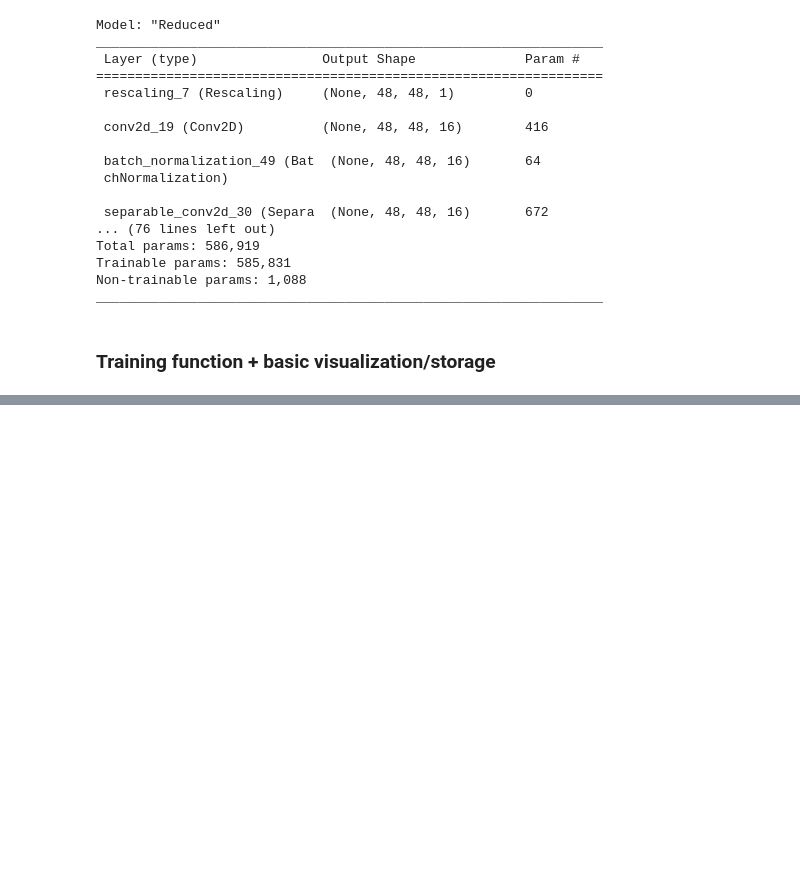
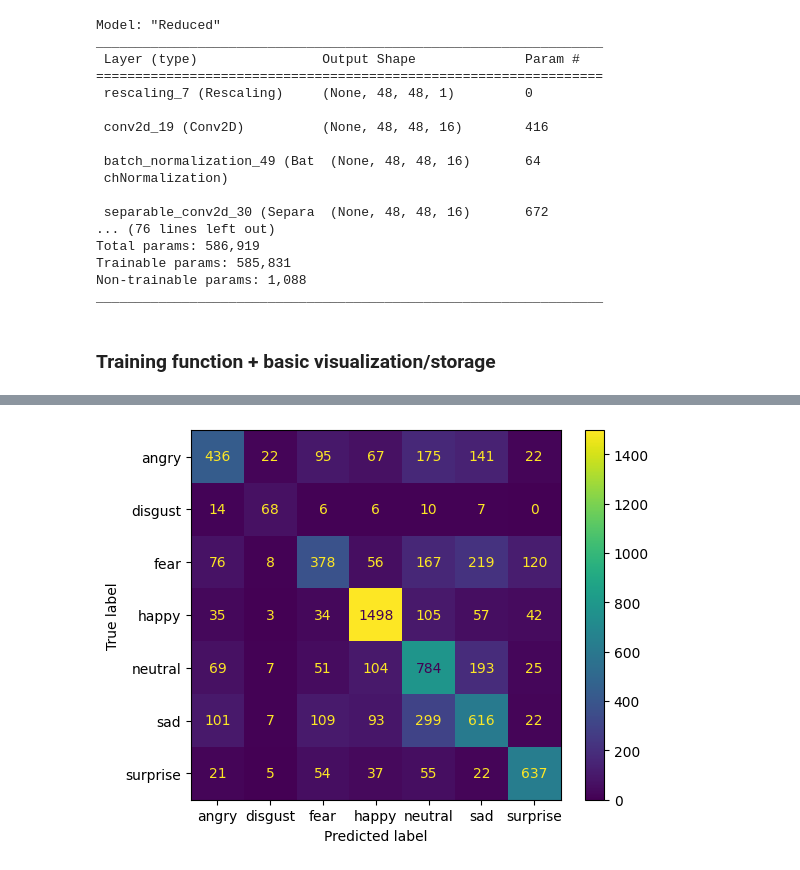
Before and after one commit to oyjuffer/DL-Final, a Jupyter notebook: CNN.ipynb, the cells around one changed output, grey strips where cells are left out. Saved outputs shown, nothing was run; the diff lists cells and outputs as text; code cells hidden in the pictures; blank space fills up the shorter version.

```diff
--- a/CNN.ipynb
+++ b/CNN.ipynb
@@ -374,0 +374,21 @@ test_loss, test_acc = model.evaluate(test_ds)
+# %%
+from keras.models import load_model
+model_trained = load_model('cnn_trained_ext_dataset_dropout')
+# %%
+test_loss, test_acc = model_trained.evaluate(test_ds)
+
+labels = []; predictions = []
+for element in test_ds.as_numpy_iterator():
+    preds = model_trained.predict(element[0], batch_size=batch_size, verbose=0)
+
+    for ii in range(len(preds)):
+        labels.append(class_names[element[1][ii]])
+        predictions.append(class_names[preds[ii].argmax()])
+
+cm = confusion_matrix(labels, predictions, labels=class_names)
+disp = ConfusionMatrixDisplay(confusion_matrix=cm, display_labels=class_names)
+disp.plot()
+
+plt.savefig('cnn_confussion_matrix.png')
+plt.show()
+# %% [output]
@@ -375,3 +396,4 @@ test_loss, test_acc = model.evaluate(test_ds)
+[figure, added]
 # %%
 acc = history.history['accuracy']
 val_acc = history.history['val_accuracy']
```
Also changed, not shown: parts of 8 cells of this notebook.
